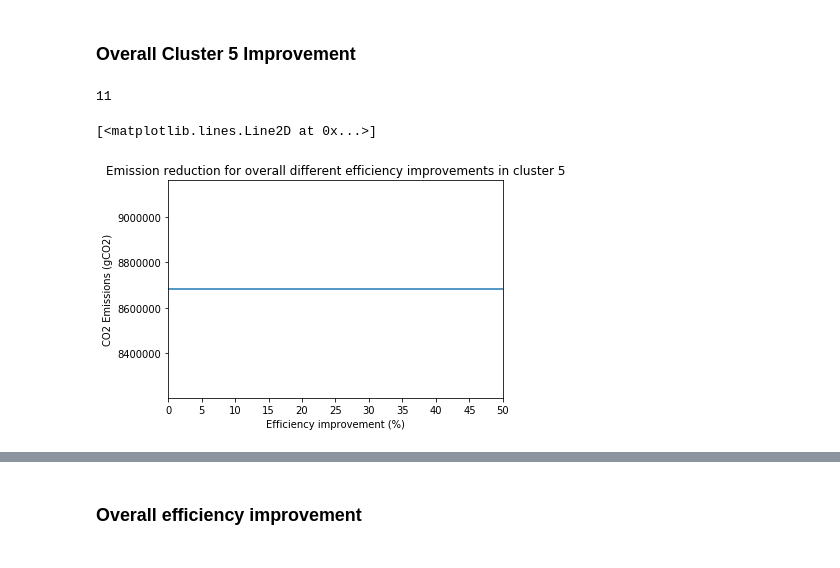
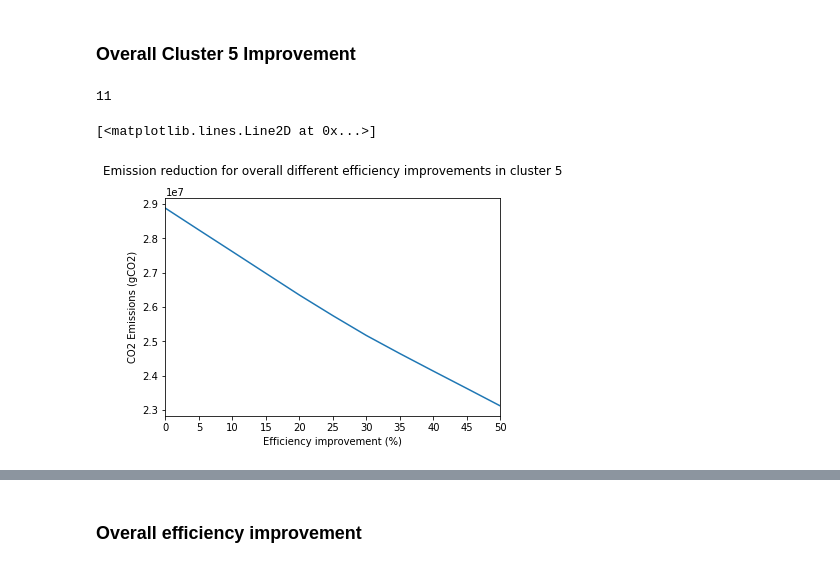
Before and after one commit to Nicolaskirsch2000/BASc-Dissertation, a Jupyter notebook: London scenario analysis .ipynb, the cells around one changed output, grey strips where cells are left out. Cells and saved outputs as stored; diff of their text form; code cells hidden in the pictures.

```diff
--- a/London scenario analysis .ipynb
+++ b/London scenario analysis .ipynb
@@ -62,7 +65,7 @@ z = df.iloc[range(0,168),-3]
 week["CO2_intensity"] = z
 
 train_data, test_data = train_test_split(week, train_size = 0.8, random_state = 3)
-rf = RandomForestRegressor(max_depth=5, random_state=0)
+rf = RandomForestRegressor(max_depth=None, min_samples_split = 2)
 
 X_train = np.array(train_data[['consumption_kWh','day','hour']],
                    dtype = pd.Series)
@@ -139,7 +100,6 @@ eff = df.copy()
 
 decrease = np.arange(1, 0.45, -0.05)
 result = [None]*len(decrease)
-#print(len(decrease))
 eff["Efficiency"] = 1
 
 for i in range(len(decrease)) :
@@ -147,22 +107,28 @@ for i in range(len(decrease)) :
     eff["Efficiency"] = eff["Efficiency"].where(
         ((eff["hour"] != "18") & (eff["hour"] != "19") & (eff["hour"] != "20")
         & (eff["hour"] != "21") &(eff["hour"] != "22")) | (eff["Cluster"] != 4 ) , decrease[i])
-    print(str(eff.iloc[-3,-1]) + 'eee')
+
+
     eff["consumption_kWh1"] = eff["consumption_kWh"]*eff["Efficiency"]
-    print(eff.iloc[-3,-1])
-    eff["CO2_intensity"] = rf.predict(np.array(eff[['consumption_kWh1','day','hour']],
+
+    a = eff.groupby(eff.index)["consumption_kWh1"].apply(lambda x: np.sum(x)).to_frame()
+    a["day"] = a.index.str[:1]
+    a["hour"] = a.index.str[1:]
+
+    a['CO2_intensity'] = rf.predict(np.array(a[['consumption_kWh1','day','hour']],
                     dtype = pd.Series))
-    plt.scatter(eff['CO2_intensity'],eff["consumption_kWh1"])
-    eff["Emissions"] = eff["consumption_kWh1"]*eff["CO2_intensity"]
 
-    result[i] = eff["Emissions"].sum()
+
+    a["Emissions"] = a["consumption_kWh1"]*a["CO2_intensity"]
+
+
+    result[i] = a["Emissions"].sum()
 
 plt.xlim(1, 0.5)
 plt.ylabel("CO2 Emissions (gCO2)")
 plt.xlabel("Efficiency improvement (%)")
-plt.title("Emission reduction for different efficiency improvements of the peak load in cluster 5")
+plt.title("Emission reduction for overall different efficiency improvements in cluster 5", y = 1.08)
 my_xticks = [0,5,10,15,20,25,30,35,40,45,50]
 plt.xticks(decrease,my_xticks)
 plt.plot(decrease,result)
-eff
 # %% [output]
@@ -202,33 +150,38 @@ Emissions reductions is the most optimal for efficiency improvements of 10 to 30
 # %%
 c5_eff = df.copy()
 
 decrease = np.arange(1, 0.45, -0.05)
 result = [None]*len(decrease)
 print(len(decrease))
 
 c5_eff["efficiency"] = 1
 for i in range(len(decrease)) :
 
     c5_eff["efficiency"] = c5_eff["efficiency"].where(
-        eff["Cluster"] != 4 , decrease[i])
+        c5_eff["Cluster"] != 4 , decrease[i])
     c5_eff["consumption_kWh1"] = c5_eff["consumption_kWh"]*c5_eff["efficiency"]
 
-    c5_eff["CO2_intensity"] = rf.predict(np.array(c5_eff[['consumption_kWh','day','hour']],
+    a = c5_eff.groupby(c5_eff.index)["consumption_kWh1"].apply(lambda x: np.sum(x)).to_frame()
+    a["day"] = a.index.str[:1]
+    a["hour"] = a.index.str[1:]
+
+    a['CO2_intensity'] = rf.predict(np.array(a[['consumption_kWh1','day','hour']],
                     dtype = pd.Series))
 
-    c5_eff["Emissions"] = c5_eff["consumption_kWh"]*eff["CO2_intensity"]
-    cluster_emissions = c5_eff.groupby('Cluster')["Emissions"].apply(lambda x: np.sum(x
-                                                                      )).to_frame()
-    result[i] = cluster_emissions.iloc[4,0]
+
+    a["Emissions"] = a["consumption_kWh1"]*a["CO2_intensity"]
+
+
+    result[i] = a["Emissions"].sum()
 
 plt.xlim(1, 0.5)
 plt.ylabel("CO2 Emissions (gCO2)")
 plt.xlabel("Efficiency improvement (%)")
-plt.title("Emission reduction for overall different efficiency improvements in cluster 5")
+plt.title("Emission reduction for overall different efficiency improvements in cluster 5", y = 1.08)
 my_xticks = [0,5,10,15,20,25,30,35,40,45,50]
 plt.xticks(decrease,my_xticks)
 plt.plot(decrease,result)
 # %% [output]
 11
 [<matplotlib.lines.Line2D at 0x...>]
-[figure, old version]
+[figure, new version]
```
Also changed, not shown: parts of 28 cells of this notebook, 5 other files.
